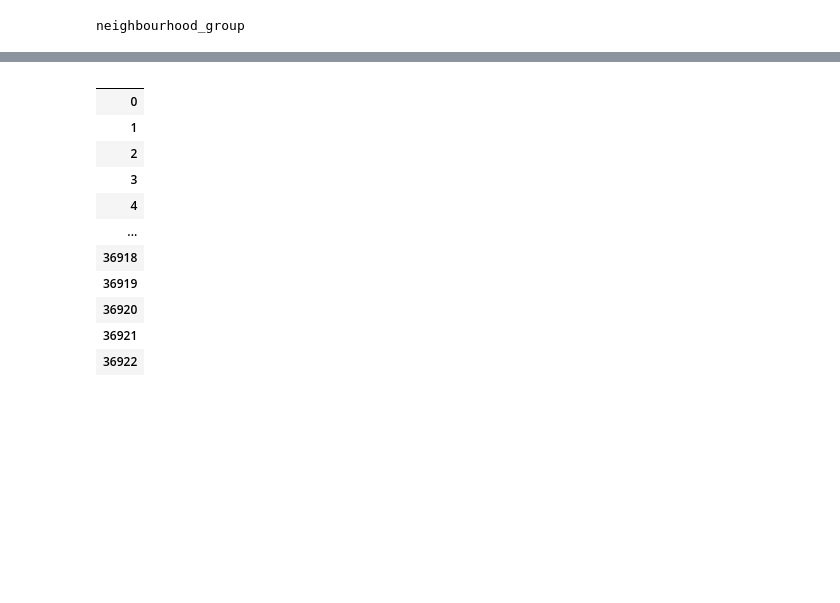
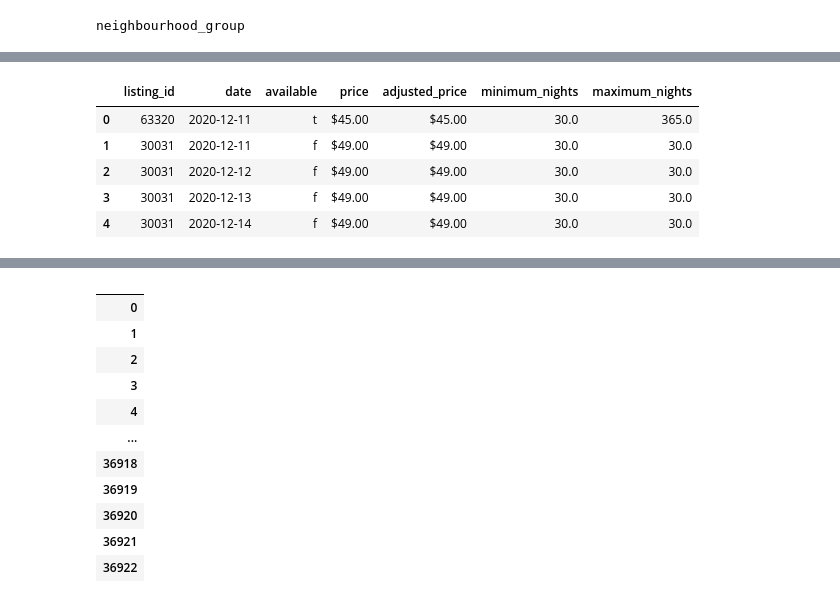
Before and after one commit to tjkim614/airbnb_nyc_dec_2020, a Jupyter notebook: Airbnb_Booking_ML.ipynb, the cells around one changed output, grey strips where cells are left out. Drawn from its saved outputs; the diff is of its cells as text; code cells hidden in the pictures; blank space fills up the shorter version.

```diff
--- a/Airbnb_Booking_ML.ipynb
+++ b/Airbnb_Booking_ML.ipynb
@@ -99,0 +54,11 @@ neighbor
+# %%
+calendar.head()
+
+# Booking status for each data with prices and min/max nights
+# %% [output]
+|  | listing_id | date | available | price | adjusted_price | minimum_nights | maximum_nights |
+| 0 | 63320 | 2020-12-11 | t | $45.00 | $45.00 | 30.0 | 365.0 |
+| 1 | 30031 | 2020-12-11 | f | $49.00 | $49.00 | 30.0 | 30.0 |
+| 2 | 30031 | 2020-12-12 | f | $49.00 | $49.00 | 30.0 | 30.0 |
+| 3 | 30031 | 2020-12-13 | f | $49.00 | $49.00 | 30.0 | 30.0 |
+| 4 | 30031 | 2020-12-14 | f | $49.00 | $49.00 | 30.0 | 30.0 |
```
Also changed, not shown: parts of 52 cells of this notebook.
